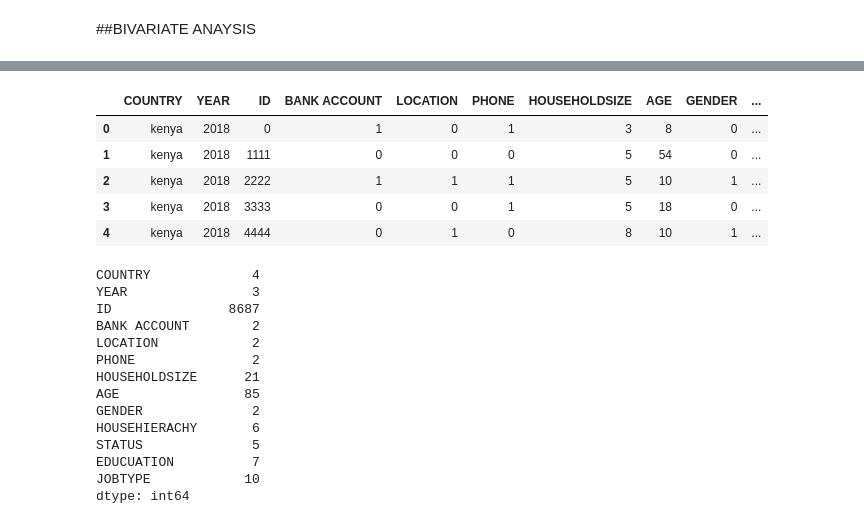
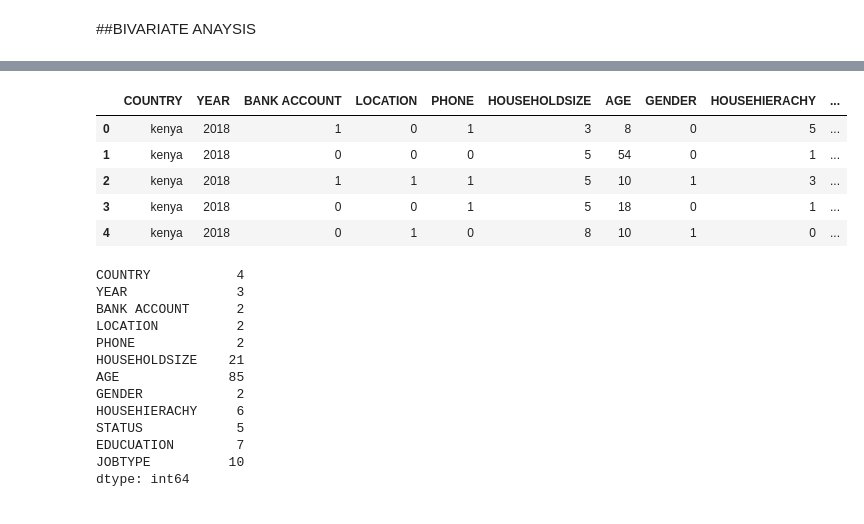
Before and after one commit to dwkaris/Demographic-Factors-Affecting-Financial-Inclusion-in-East-Africa, a Jupyter notebook: DUNCAN_WACHIRA_KARIUKI_WEEK_2_CORE_IP.ipynb, the cells around one changed output, grey strips where cells are left out. Cells and saved outputs as stored; diff of their text form; code cells hidden in the pictures.

```diff
--- a/DUNCAN_WACHIRA_KARIUKI_WEEK_2_CORE_IP.ipynb
+++ b/DUNCAN_WACHIRA_KARIUKI_WEEK_2_CORE_IP.ipynb
@@ -195,3 +202,7 @@ Data columns (total 13 columns):
  12  JOBTYPE        23343 non-null  object
 dtypes: float64(2), int64(1), object(10)
 memory usage: 2.5+ MB
+# %%
+#DROP ID COLUMN BECAUSE WE DO NOT NEED IT IN OUR ANALYSIS
+
+finance.drop('ID',axis=1,inplace= True)
@@ -381,43 +480,42 @@ Name: JOBTYPE, dtype: int64
 # %%
 #Convert Categorical Data To Numerical
 df = finance
 
 from sklearn.preprocessing import LabelEncoder
 Encoder = LabelEncoder()
-df['ID'] = Encoder.fit_transform(df['ID'])
+
 df['BANK ACCOUNT']= Encoder.fit_transform(df['BANK ACCOUNT'])
 df['PHONE']= Encoder.fit_transform(df['PHONE'])
 df['HOUSEHOLDSIZE']= Encoder.fit_transform(df['HOUSEHOLDSIZE'])
 df['AGE']= Encoder.fit_transform(df['AGE'])
 df['GENDER']= Encoder.fit_transform(df['GENDER'])
 df['HOUSEHIERACHY']= Encoder.fit_transform(df['HOUSEHIERACHY'])
 df['STATUS']= Encoder.fit_transform(df['STATUS'])
 df['EDUCUATION']= Encoder.fit_transform(df['EDUCUATION'])
 df['LOCATION']= Encoder.fit_transform(df['LOCATION'])
 df['JOBTYPE']= Encoder.fit_transform(df['JOBTYPE'])
 
 df.head()
 # %% [output]
-|  | COUNTRY | YEAR | ID | BANK ACCOUNT | LOCATION | PHONE | HOUSEHOLDSIZE | AGE | GENDER | ... |
-| 0 | kenya | 2018 | 0 | 1 | 0 | 1 | 3 | 8 | 0 | ... |
-| 1 | kenya | 2018 | 1111 | 0 | 0 | 0 | 5 | 54 | 0 | ... |
-| 2 | kenya | 2018 | 2222 | 1 | 1 | 1 | 5 | 10 | 1 | ... |
-| 3 | kenya | 2018 | 3333 | 0 | 0 | 1 | 5 | 18 | 0 | ... |
-| 4 | kenya | 2018 | 4444 | 0 | 1 | 0 | 8 | 10 | 1 | ... |
+|  | COUNTRY | YEAR | BANK ACCOUNT | LOCATION | PHONE | HOUSEHOLDSIZE | AGE | GENDER | HOUSEHIERACHY | ... |
+| 0 | kenya | 2018 | 1 | 0 | 1 | 3 | 8 | 0 | 5 | ... |
+| 1 | kenya | 2018 | 0 | 0 | 0 | 5 | 54 | 0 | 1 | ... |
+| 2 | kenya | 2018 | 1 | 1 | 1 | 5 | 10 | 1 | 3 | ... |
+| 3 | kenya | 2018 | 0 | 0 | 1 | 5 | 18 | 0 | 1 | ... |
+| 4 | kenya | 2018 | 0 | 1 | 0 | 8 | 10 | 1 | 0 | ... |
 # %%
 df.nunique()
 # %% [output]
-COUNTRY             4
-YEAR                3
-ID               8687
-BANK ACCOUNT        2
-LOCATION            2
-PHONE               2
-HOUSEHOLDSIZE      21
-AGE                85
-GENDER              2
-HOUSEHIERACHY       6
-STATUS              5
-EDUCUATION          7
-JOBTYPE            10
+COUNTRY           4
+YEAR              3
+BANK ACCOUNT      2
+LOCATION          2
+PHONE             2
+HOUSEHOLDSIZE    21
+AGE              85
+GENDER            2
+HOUSEHIERACHY     6
+STATUS            5
+EDUCUATION        7
+JOBTYPE          10
 dtype: int64
```
Also changed, not shown: parts of 44 cells of this notebook.
